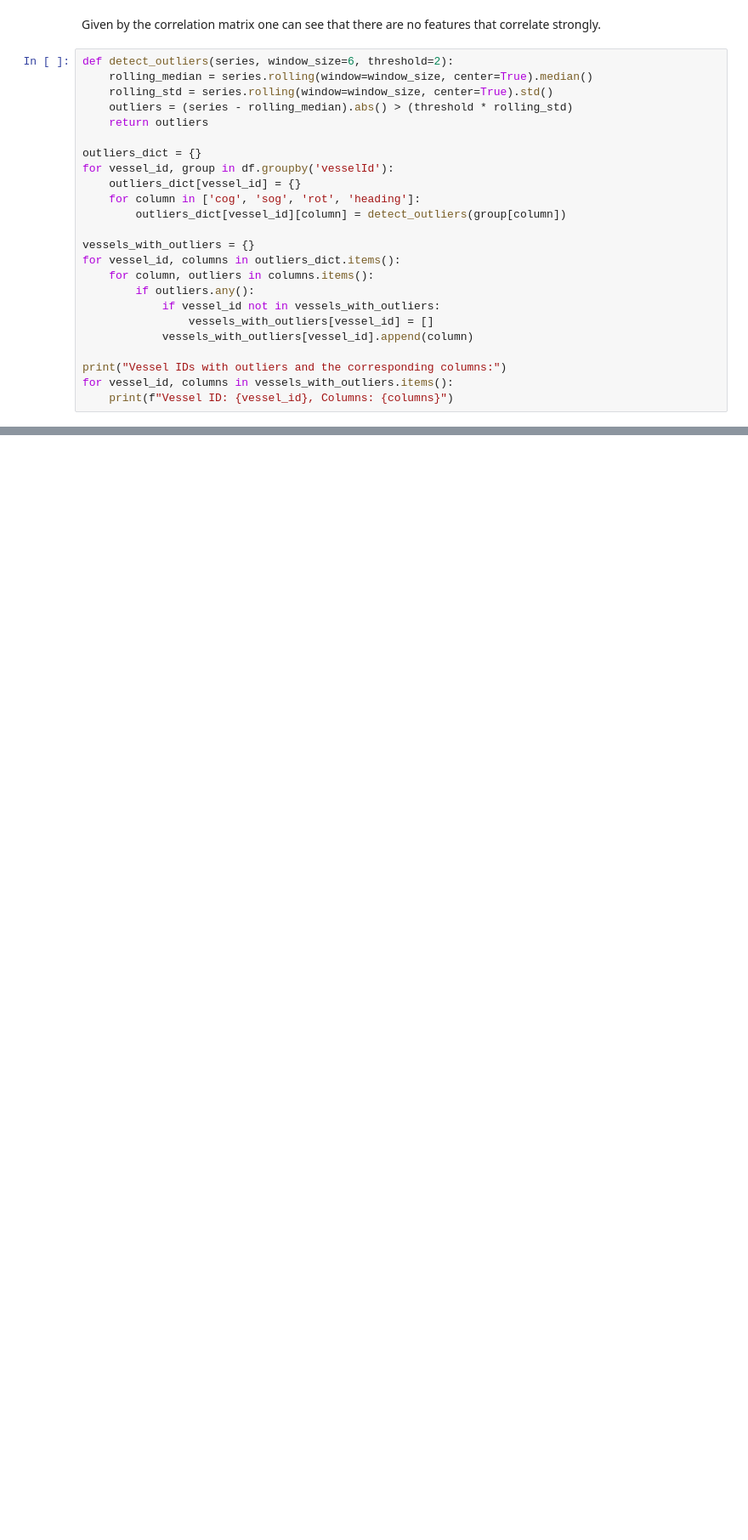
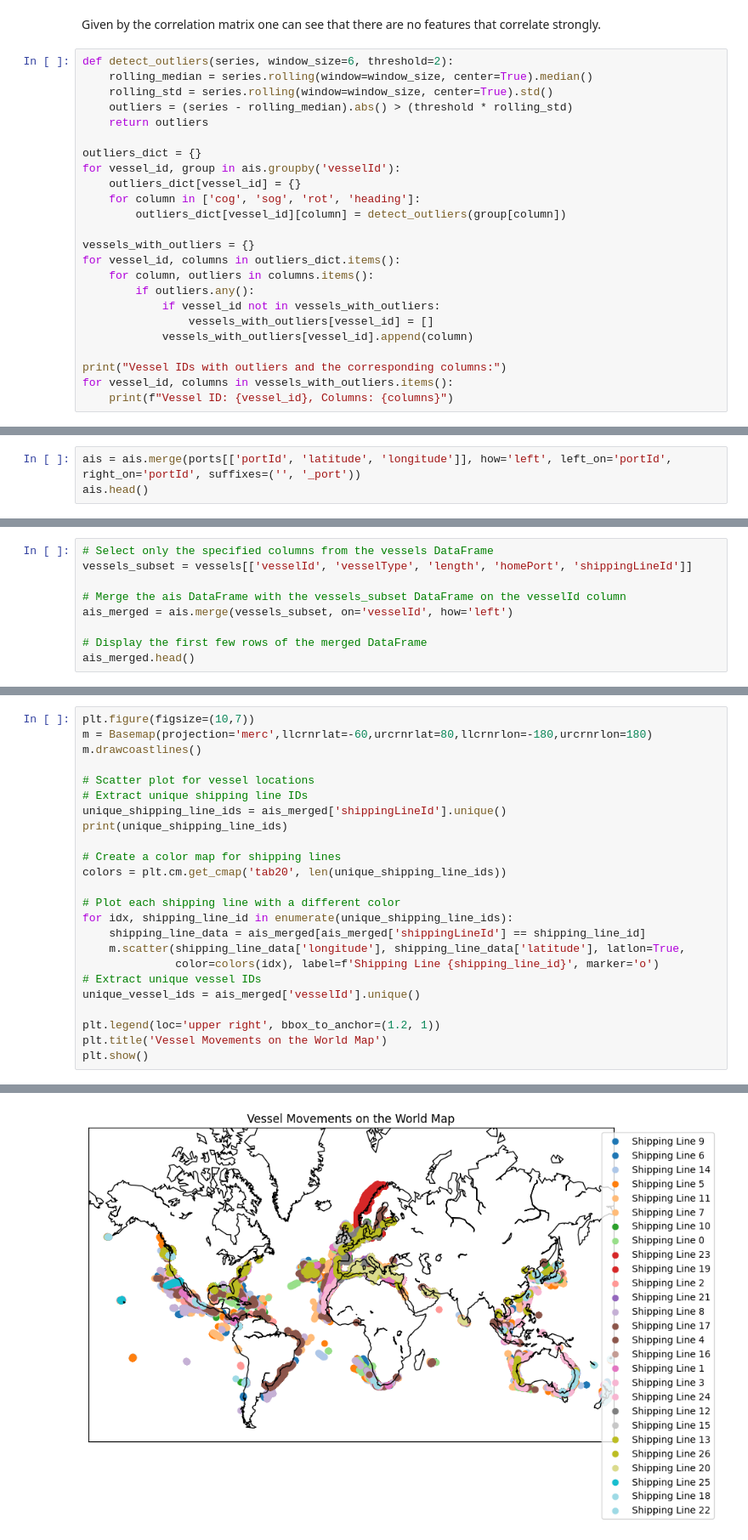
Before and after one commit to alexandersundquist/TDT4173-Modern-Machine-Learning-In-Practice-Project, a Jupyter notebook: data_exploration.ipynb, the cells around one changed output, grey strips where cells are left out. Shown at 85% size. Cells and saved outputs as stored; diff of their text form; blank space fills up the shorter version.

```diff
--- a/data_exploration.ipynb
+++ b/data_exploration.ipynb
@@ -142,7 +183,7 @@ def detect_outliers(series, window_size=6, threshold=2):
     return outliers
 
 outliers_dict = {}
-for vessel_id, group in df.groupby('vesselId'):
+for vessel_id, group in ais.groupby('vesselId'):
     outliers_dict[vessel_id] = {}
     for column in ['cog', 'sog', 'rot', 'heading']:
         outliers_dict[vessel_id][column] = detect_outliers(group[column])
@@ -180,0 +244,3 @@ Found it difficult to find outliers in rolling window
+# %%
+ais = ais.merge(ports[['portId', 'latitude', 'longitude']], how='left', left_on='portId', right_on='portId', suffixes=('', '_port'))
+ais.head()
@@ -180,0 +275,9 @@ Found it difficult to find outliers in rolling window
+# %%
+# Select only the specified columns from the vessels DataFrame
+vessels_subset = vessels[['vesselId', 'vesselType', 'length', 'homePort', 'shippingLineId']]
+
+# Merge the ais DataFrame with the vessels_subset DataFrame on the vesselId column
+ais_merged = ais.merge(vessels_subset, on='vesselId', how='left')
+
+# Display the first few rows of the merged DataFrame
+ais_merged.head()
@@ -180,0 +291,25 @@ Found it difficult to find outliers in rolling window
+# %%
+plt.figure(figsize=(10,7))
+m = Basemap(projection='merc',llcrnrlat=-60,urcrnrlat=80,llcrnrlon=-180,urcrnrlon=180)
+m.drawcoastlines()
+
+# Scatter plot for vessel locations
+# Extract unique shipping line IDs
+unique_shipping_line_ids = ais_merged['shippingLineId'].unique()
+print(unique_shipping_line_ids)
+
+# Create a color map for shipping lines
+colors = plt.cm.get_cmap('tab20', len(unique_shipping_line_ids))
+
+# Plot each shipping line with a different color
+for idx, shipping_line_id in enumerate(unique_shipping_line_ids):
+    shipping_line_data = ais_merged[ais_merged['shippingLineId'] == shipping_line_id]
+    m.scatter(shipping_line_data['longitude'], shipping_line_data['latitude'], latlon=True,
+              color=colors(idx), label=f'Shipping Line {shipping_line_id}', marker='o')
+# Extract unique vessel IDs
+unique_vessel_ids = ais_merged['vesselId'].unique()
+
+plt.legend(loc='upper right', bbox_to_anchor=(1.2, 1))
+plt.title('Vessel Movements on the World Map')
+plt.show()
+# %% [output]
@@ -180,0 +318 @@ Found it difficult to find outliers in rolling window
+[figure, added]
```
Also changed, not shown: parts of 24 cells of this notebook, 9 other files.
